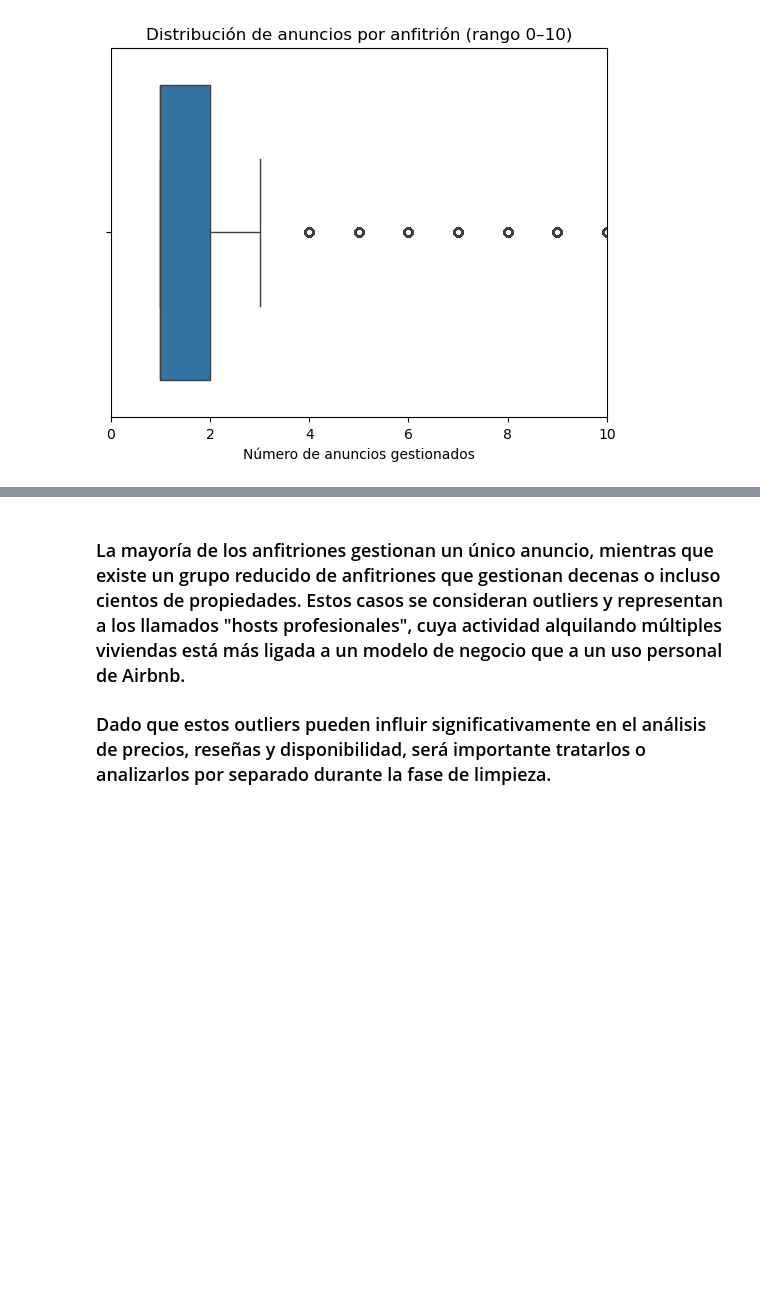
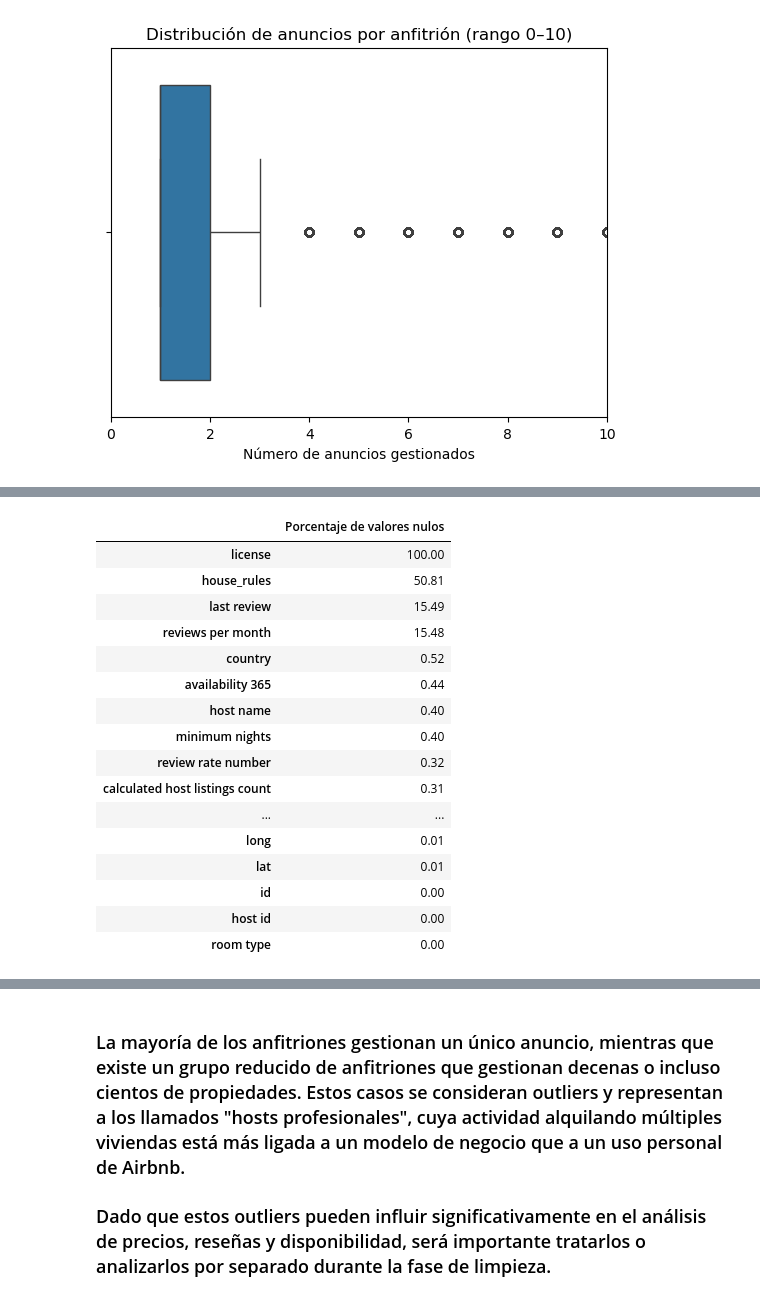
Before and after one commit to OscarFdz24/ProyectoEDA_Airbnb_Evolve, a Jupyter notebook: notebooks/01_Data_Exploration.ipynb, the cells around one changed output, grey strips where cells are left out. Cells and saved outputs as stored; diff of their text form; code cells hidden in the pictures; blank space fills up the shorter version.

```diff
--- a/notebooks/01_Data_Exploration.ipynb
+++ b/notebooks/01_Data_Exploration.ipynb
@@ -570,0 +621,30 @@ plt.show()
+# %%
+missing_df = (
+    airbnb_df.isna()
+    .mean()
+    .mul(100)
+    .round(2)
+    .rename("Porcentaje de valores nulos")
+    .sort_values(ascending=False)
+    .to_frame()
+)
+
+missing_df
+# %% [output]
+|  | Porcentaje de valores nulos |
+| license | 100.00 |
+| house_rules | 50.81 |
+| last review | 15.49 |
+| reviews per month | 15.48 |
+| country | 0.52 |
+| availability 365 | 0.44 |
+| host name | 0.40 |
+| minimum nights | 0.40 |
+| review rate number | 0.32 |
+| calculated host listings count | 0.31 |
+| ... | ... |
+| long | 0.01 |
+| lat | 0.01 |
+| id | 0.00 |
+| host id | 0.00 |
+| room type | 0.00 |
```
Also changed, not shown: parts of 3 cells of this notebook, 3 other files.
